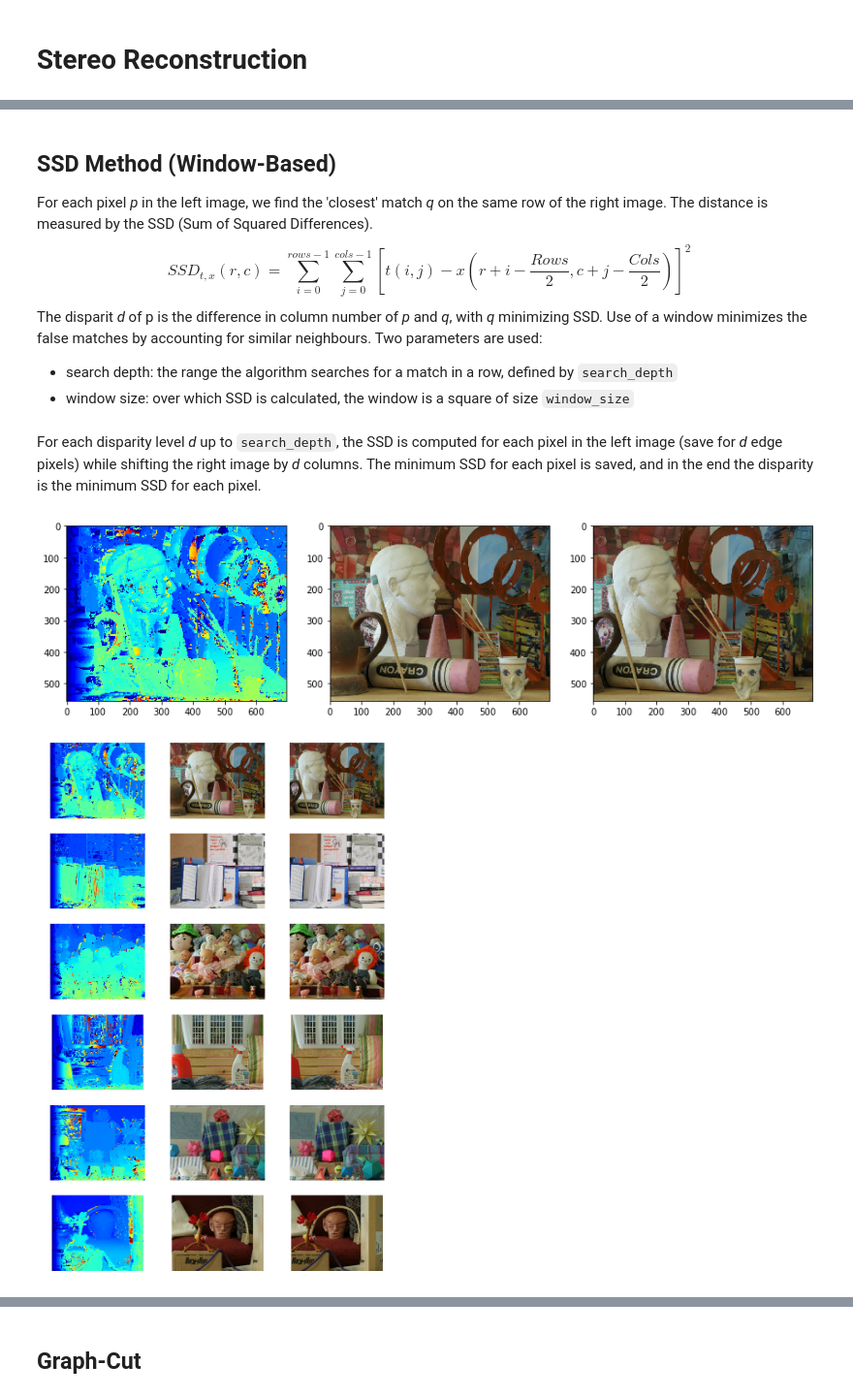
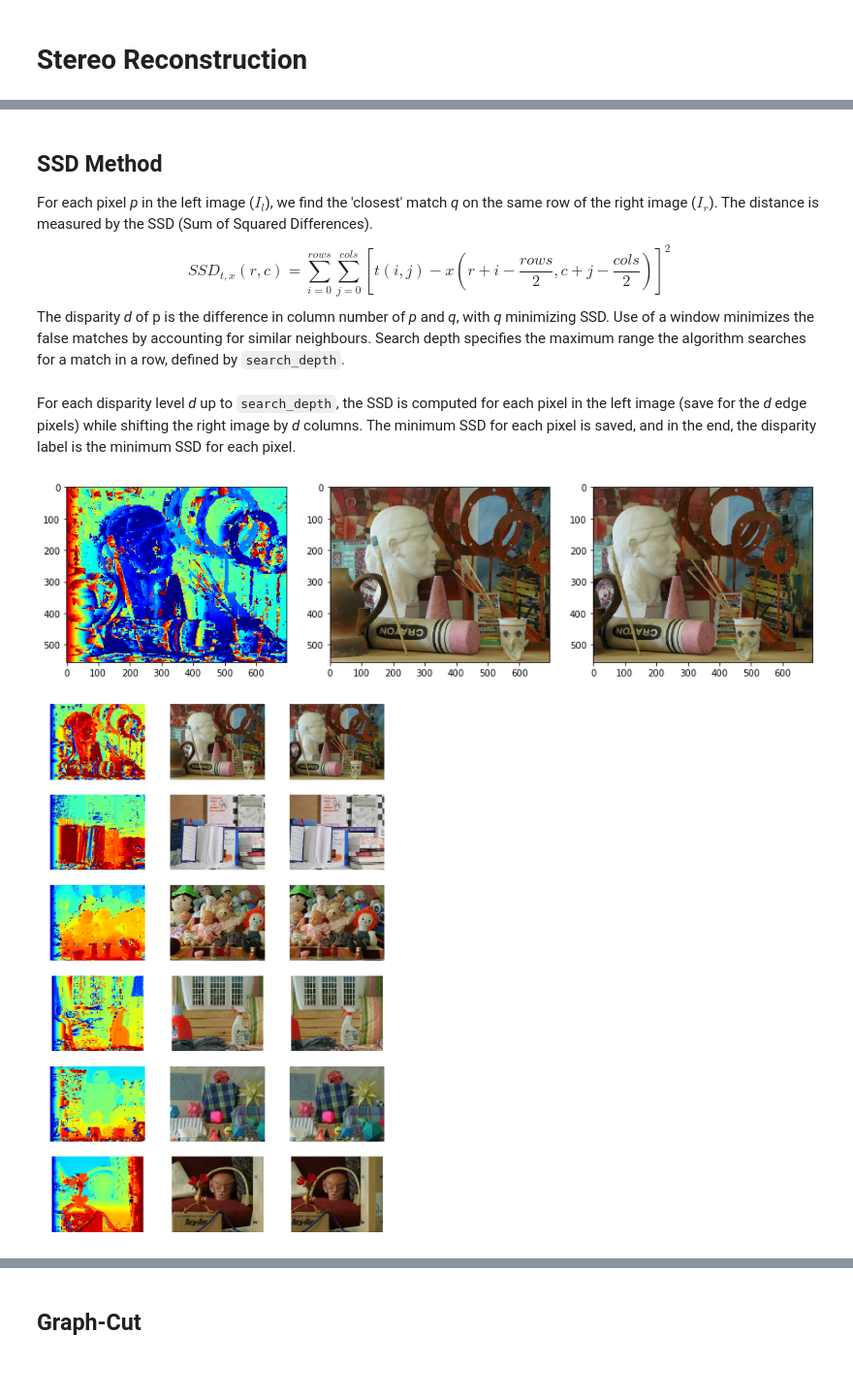
Before and after one commit to Af4rinz/pgm-stereo, a Jupyter notebook: src/stereo-rec.ipynb, the cells around one changed output, grey strips where cells are left out. Shown at 97% size. Saved outputs shown, nothing was run; the diff lists cells and outputs as text; code cells hidden in the pictures; blank space fills up the shorter version.

Commit message:
fix dmax

```diff
--- a/src/stereo-rec.ipynb
+++ b/src/stereo-rec.ipynb
@@ -68,25 +44,23 @@ def view_images(left_images, right_images):
 # %%
 view_images(left_images, right_images)
 # %% [markdown]
-## SSD Method (Window-Based)
-For each pixel *p* in the left image, we find the 'closest' match *q* on the same row of the right image. The distance is measured by the SSD (Sum of Squared Differences).
-$$ SSD_{t,x}(r,c) = \sum_{i=0}^{rows-1} \sum_{j=0}^{cols-1} [t(i,j) - x(r+i-\frac{Rows}{2}, c+j-\frac{Cols}{2})]^2 $$
-The disparit *d* of p is the difference in column number of *p* and *q*, with *q* minimizing SSD. Use of a window minimizes the false matches by accounting for similar neighbours. Two parameters are used:
-* search depth: the range the algorithm searches for a match in a row, defined by `search_depth`
-* window size: over which SSD is calculated, the window is a square of size `window_size`
+## SSD Method
+For each pixel *p* in the left image ($I_l$), we find the 'closest' match *q* on the same row of the right image ($I_r$). The distance is measured by the SSD (Sum of Squared Differences).
+$$ SSD_{t,x}(r,c) = \sum_{i=0}^{rows} \sum_{j=0}^{cols} [t(i,j) - x(r+i-\frac{rows}{2}, c+j-\frac{cols}{2})]^2 $$
+The disparity *d* of p is the difference in column number of *p* and *q*, with *q* minimizing SSD. Use of a window minimizes the false matches by accounting for similar neighbours. Search depth specifies the maximum range the algorithm searches for a match in a row, defined by `search_depth`.
 # %% [markdown]
-For each disparity level *d* up to `search_depth`, the SSD is computed for each pixel in the left image (save for *d* edge pixels) while shifting the right image by *d* columns. The minimum SSD for each pixel is saved, and in the end the disparity is the minimum SSD for each pixel.
+For each disparity level *d* up to `search_depth`, the SSD is computed for each pixel in the left image (save for the *d* edge pixels) while shifting the right image by *d* columns. The minimum SSD for each pixel is saved, and in the end, the disparity label is the minimum SSD for each pixel.
 # %%
 from scipy import ndimage
 def ssd_stereo(left, right, window_size=7, search_depth=30, visualize=False):
-    grey_left, grey_right = pair2grey(left, right)
+    left, right = pair2grey(left, right)
     kernel = np.ones((window_size, window_size), np.float32)
 
-    min_ssd = np.full(grey_left.shape, float('inf'), dtype=np.float32)
-    labels = np.zeros(grey_left.shape, dtype=np.int)
+    min_ssd = np.full(left.shape, float('inf'), dtype=np.float32)
+    labels = np.zeros(left.shape, dtype=np.int)
     for i in range(search_depth):
-        shifted_right = grey_right if i == 0 else grey_right[:, :-i]
-        raw_ssd = np.square(grey_left[:, i:] - shifted_right)
+        shift_right = right if i == 0 else right[:, :-i]
+        raw_ssd = np.square(left[:, i:] - shift_right)
         ssd = ndimage.filters.convolve(raw_ssd, kernel, mode='constant', cval=0)
         label_min = ssd < min_ssd[:, i:]
         min_ssd[:, i:][label_min] = ssd[label_min]
@@ -96,25 +70,13 @@ def ssd_stereo(left, right, window_size=7, search_depth=30, visualize=False):
             cv2.waitKey(5)
     cv2.destroyAllWindows()
     return labels
-# %%
-def disp2jet(disp):
-    cm_jet = cm.ScalarMappable(cmap='jet')
-    disp = cm_jet.to_rgba(disp)[:, :, :3]
-    return disp
-# %%
-def disp2grey(disp):
-    image = np.zeros((disp.shape[0], disp.shape[1], 3), dtype=np.uint8)
-    occluded = disp < 0
-    image[:] = np.where(occluded, 0, 255 * disp / disp.max())[:, :, np.newaxis]
-    image[occluded] = [255, 255, 0]
-    return image
 # %%
-labels = ssd_stereo(left_images['Art'], right_images['Art'], window_size=5, search_depth=dmin['Art'], visualize=True)
+labels = ssd_stereo(left_images['Art'], right_images['Art'], window_size=5, search_depth=dmax['Art'], visualize=False)
 fig, axs = plt.subplots(1, 3, figsize=(15, 5))
-axs[0].imshow(disp2jet(labels))
+axs[0].imshow(cv2.cvtColor(disp2jet(labels), cv2.COLOR_BGR2RGB))
 axs[1].imshow(cv2.cvtColor(left_images['Art'], cv2.COLOR_BGR2RGB), cmap='gray')
 axs[2].imshow(cv2.cvtColor(right_images['Art'], cv2.COLOR_BGR2RGB), cmap='gray')
 plt.show()
 # %% [output]
-[figure, old version]
+[figure, new version]
 # %%
@@ -124,20 +88,20 @@ disp = {}
 ssd_time = {}
 for k in left_images.keys():
     start = time.time()
-    disp[k] = ssd_stereo(left_images[k], right_images[k], search_depth=dmin[k])
+    disp[k] = ssd_stereo(left_images[k], right_images[k], search_depth=dmax[k])
     ssd_time[k] = time.time() - start
 # %%
 fig, axs = plt.subplots(img_num, 3, figsize=(15, 4*img_num))
 for i, k in enumerate(left_images.keys()):
-    cv2.imwrite(f'output/{k}_ssd_{dmin[k]}_7_grey.png', disp2grey(disp[k]))
+    cv2.imwrite(f'../output/{k}_ssd_{dmax[k]}_7_grey.png', disp2grey(disp[k]))
     axs[i, 0].imshow(disp2jet(disp[k]))
     axs[i, 0].axis('off')
     axs[i, 1].imshow(cv2.cvtColor(left_images[k], cv2.COLOR_BGR2RGB), cmap='gray')
     axs[i, 1].axis('off')
     axs[i, 2].imshow(cv2.cvtColor(right_images[k], cv2.COLOR_BGR2RGB), cmap='gray')
     axs[i, 2].axis('off')
 plt.show()
 # %% [output]
-[figure, old version]
+[figure, new version]
 # %%
 for k in left_images.keys():
```
Also changed, not shown: parts of 28 cells of this notebook, 26 other files.
